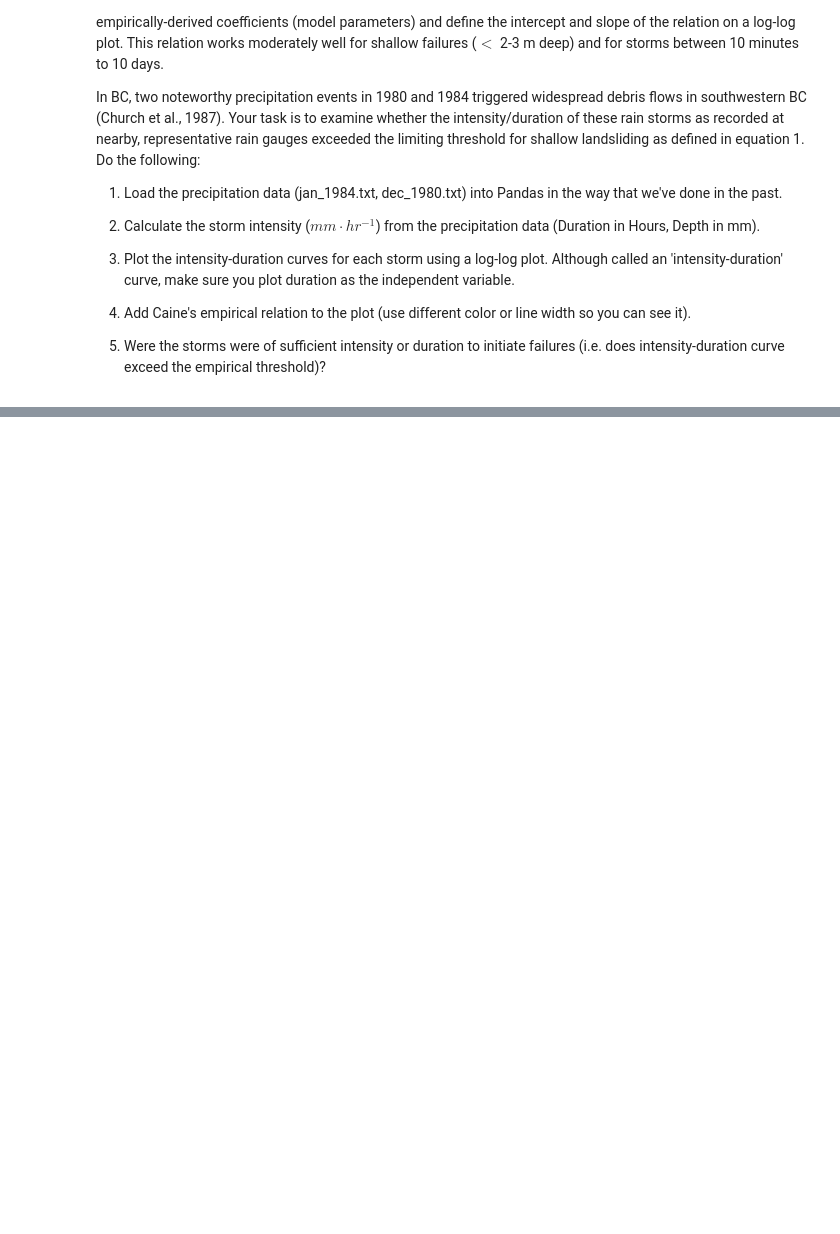
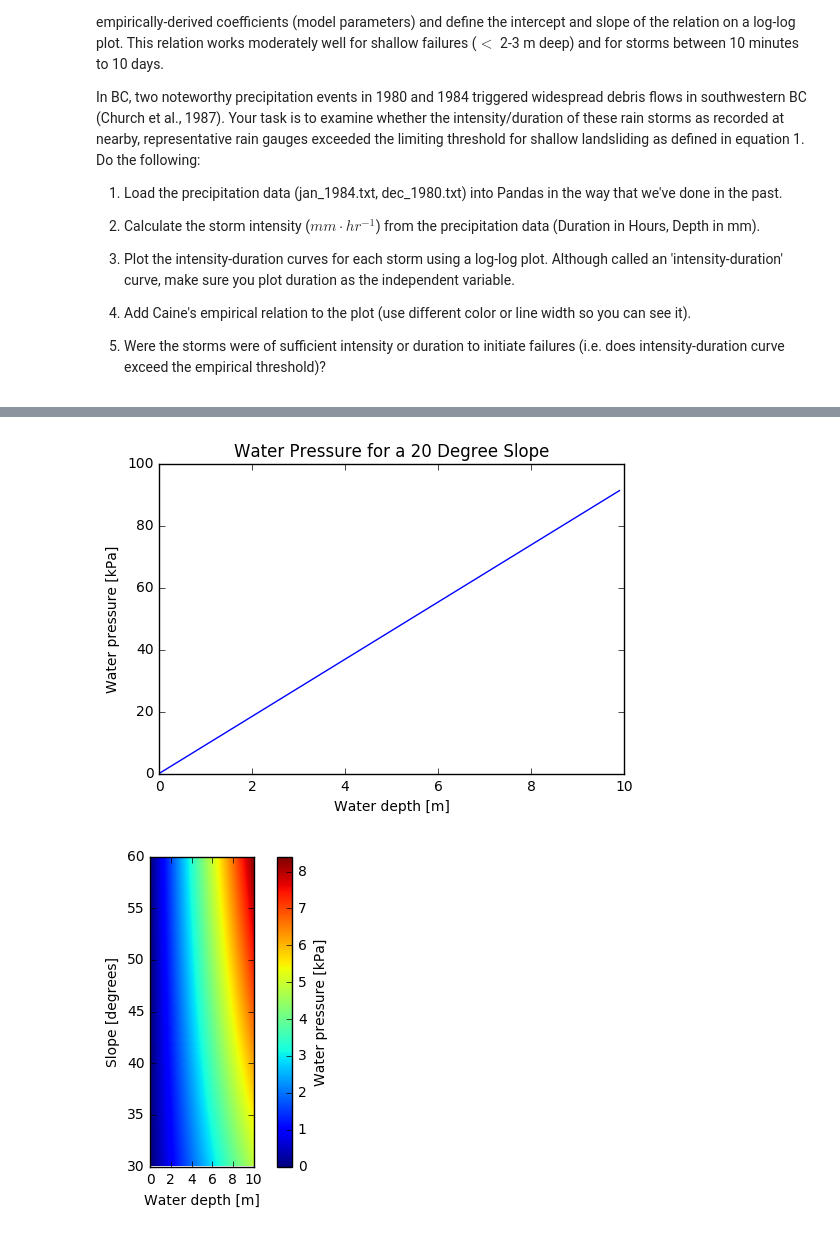
Before and after one commit to bmenounos/geog311_lab4, a Jupyter notebook: geog311_lab4.ipynb, the cells around one changed output, grey strips where cells are left out. Saved outputs shown, nothing was run; the diff lists cells and outputs as text; code cells hidden in the pictures; blank space fills up the shorter version.

```diff
--- a/geog311_lab4.ipynb
+++ b/geog311_lab4.ipynb
@@ -216,3 +219,54 @@ determine FS. Show your function for full credit. Note the width of the slice (b
 \begin{equation}
 F = \frac{\sum_{i=1}^{i=n}[ c\cdot b + ( W_{total}-u \cdot b) \cdot\tan(\phi)]\frac{1}{\cos(\beta) \cdot (1+ \frac{\tan(\beta)\cdot \tan(\phi)}{F})}}{{\sum_{i=1}^{i=n} W_{total}\cdot \sin(\beta)}}
 \end{equation}
+# %%
+## One of the things that will make our life easy is the use of functions
+## In Python or most programming languages functions allow use to re-use code for tasks
+## where we might need to do something often. Consider the situation where we might
+## want to make a function to calculate water pressure.
+
+def water_pres(h, beta):
+    gamma_wat = 9.81 * 1000 ## unit weight of water 9.81 m s^-2 * 1000 kg m^-3
+    return (gamma_wat * h * np.cos(beta * np.pi/180))
+
+## now for any water depth or slope angle we can plot how water pressure varies (e.g.)
+
+h = np.arange(0, 10, 0.1)  ## make water depths from 0 to 10 with step size of 0.1 m
+
+## calculate water pressure for a 20 degree slope with water depths of 0-10 m
+wp = water_pres(h, 20)
+## convert to kPa
+wp = wp/1000.
+
+## plot it
+plt.plot(h, wp)
+plt.title('Water Pressure for a 20 Degree Slope')
+plt.xlabel('Water depth [m]')
+plt.ylabel('Water pressure [kPa]')
+plt.show()
+
+## the nice thing about the use of functions is that is allows you
+## to also examine how a variable of interest varies as a function
+## of two dimensions maybe we want to see how water pressure varies
+## both for water depth AND slope
+
+## the key to doing this is to make a 2D array of both water depths
+## and slopes first and then use these when calling our function.
+
+## make a range of slopes that vary from 1 to 60 degrees with step
+## size of 0.1 degrees
+slopes = np.arange(30, 60, 0.1)
+
+## create 2D arrays using the numpy meshgrid function
+h2d, slope2d, = np.meshgrid(h, slopes)
+
+wp2d = water_pres(h2d, slope2d)
+wp2d = wp2d * 1e-04 ## convert to kPa
+plt.imshow(wp2d, extent=[0,10,30,60]) ## xmin, xmax, ymin, ymax
+plt.xlabel('Water depth [m]')
+plt.ylabel('Slope [degrees]')
+plt.colorbar(label = 'Water pressure [kPa]')
+plt.show()
+# %% [output]
+[figure, added]
+[figure, added]
```
Also changed, not shown: parts of 4 cells of this notebook, 1 other file.
